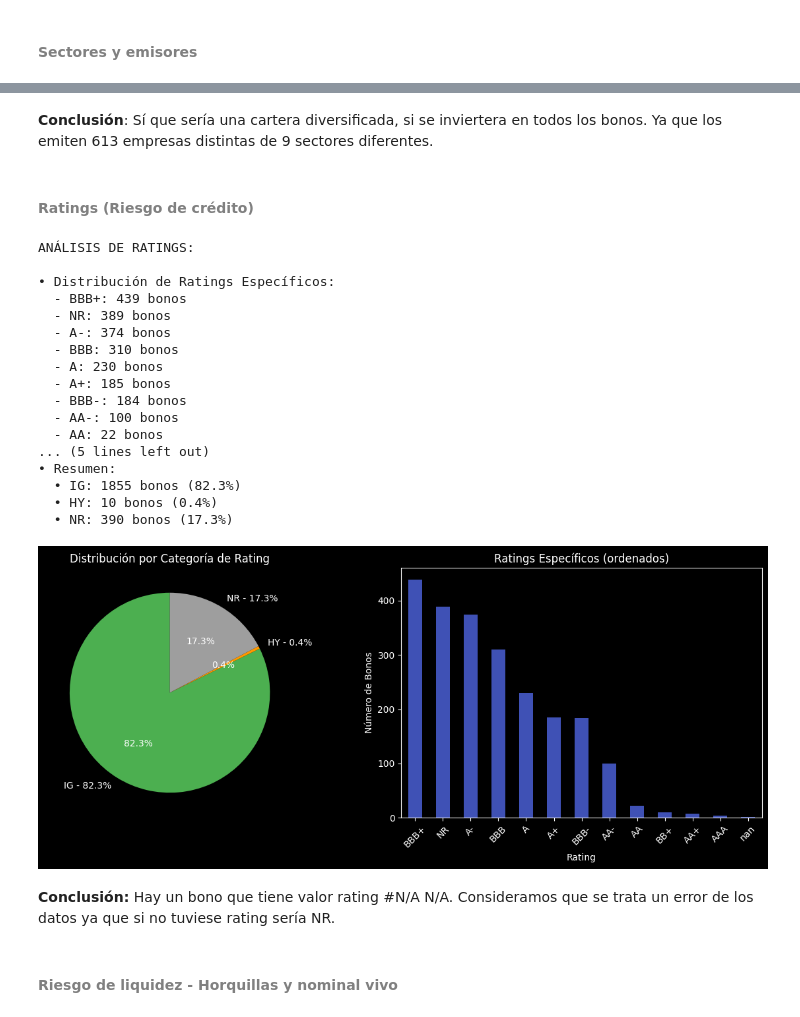
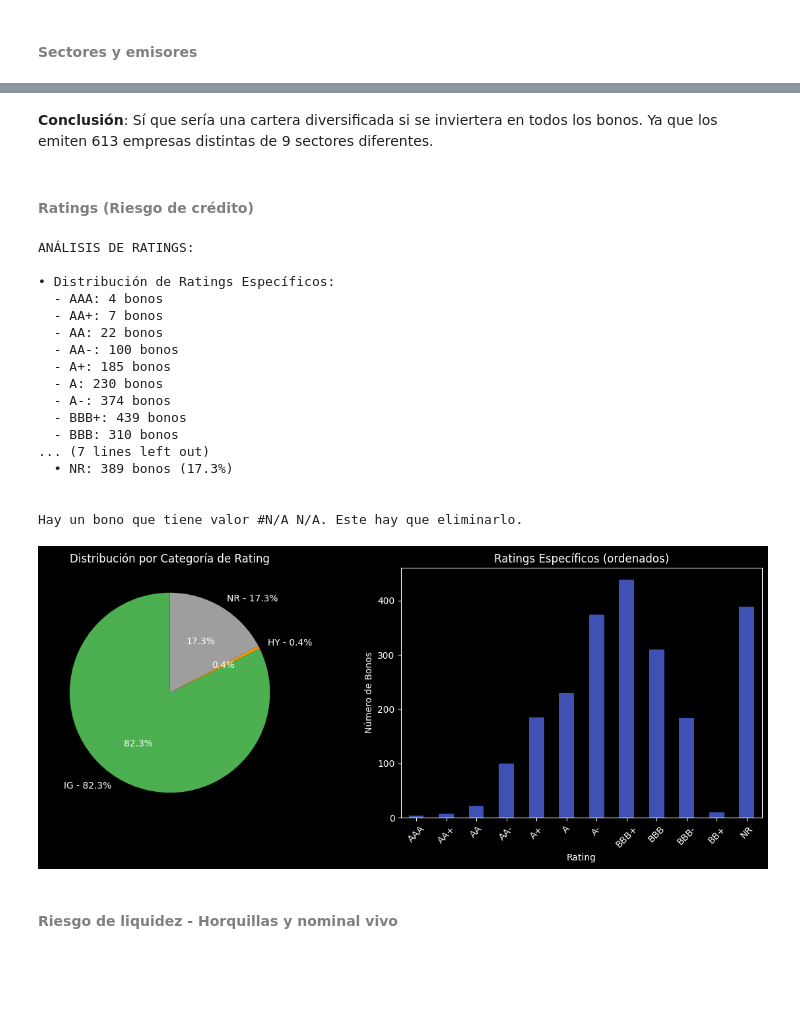
Before and after one commit to Juanjod54/MIAX_TB2.1, a Jupyter notebook: src/TallerRF_AnálisisCartera_Enunciado.ipynb, the cells around one changed output, grey strips where cells are left out. Drawn from its saved outputs; the diff is of its cells as text; code cells hidden in the pictures; blank space fills up the shorter version.

```diff
--- a/src/TallerRF_AnálisisCartera_Enunciado.ipynb
+++ b/src/TallerRF_AnálisisCartera_Enunciado.ipynb
@@ -88,8 +91,6 @@ Entre otras, plantéate cuestiones como:
     - Riesgo de liquidez - Horquillas y nominal vivo
 - ¿Hay *gaps* en la información que vamos a tener que tratar?
 # %%
-from pathlib import Path
-# Ruta relativa desde src/ hacia data/ (un nivel arriba)
-# Si el notebook se ejecuta desde src/, esta ruta funcionará
-data_path = Path('../data/universo.csv')
-universo = pd.read_csv(data_path, sep=';', encoding='utf-8-sig')
+with resources.files('data').joinpath('universo.csv') as csv:
+    universo = pd.read_csv(csv, sep=';', encoding='utf-8-sig')
+universo.head(5)
@@ -97,7 +106,7 @@ universo = pd.read_csv(data_path, sep=';', encoding='utf-8-sig')
 #### <font color=#808080>Divisas</font>
 # %%
 print("ANÁLISIS DE DIVISAS:")
-currency = universo['Ccy'].value_counts(dropna = False)
+currency = universo['Ccy'].value_counts()
 for curr, quantity in currency.items():
     print(f"  - {curr}: {quantity} bonos")
 # %% [output]
@@ -111,7 +120,7 @@ print(" TIPOS DE BONOS:")
 
 # Tipo de cupón
 print("Tipo de Cupón:")
-coupon_types = universo['Coupon Type'].value_counts(dropna = False)
+coupon_types = universo['Coupon Type'].value_counts()
 for coupon, quantity in coupon_types.items():
     print(f"  - {coupon}: {quantity} bonos")
 
@@ -125,7 +134,7 @@ axes[0,0].set_ylabel('')
 
 # Prelación
 print("Prelación (Seniority):")
-seniority = universo['Seniority'].value_counts(dropna = False)
+seniority = universo['Seniority'].value_counts()
 for senior, quantity in seniority.items():
     print(f"  - {senior}: {quantity} bonos")
 
@@ -136,7 +145,7 @@ axes[0,1].set_xlabel('Número de Bonos')
 
 # Callable
 print("Optionalidad (Callable):")
-callable_analysis = universo['Callable'].value_counts(dropna = False)
+callable_analysis = universo['Callable'].value_counts()
 
 for call , quantity in callable_analysis.items():
     print(f"  - {call}: {quantity} bonos")
@@ -153,7 +162,7 @@ axes[0,2].set_ylabel('')
 
 # Frecuencia de cupón
 print("Frecuencia de Cupón:")
-freq = universo['Coupon Frequency'].value_counts(dropna = False)
+freq = universo['Coupon Frequency'].value_counts()
 for frequency, quantity in freq.items(): #Cambio el print para que muestre la información más clara
     print(f"  - {frequency} pago(s) por año: {quantity} bonos")
 
@@ -163,6 +172,8 @@ axes[1,0].set_title('Frecuencia de Pago de Cupón')
 axes[1,0].set_xlabel('Pagos por año')
 axes[1,0].set_ylabel('Número de Bonos')
 axes[1,0].tick_params(axis='x', rotation=0)
+
+
 
 
 # Maturity:
@@ -216,14 +227,14 @@ print("ANÁLISIS DE SECTORES Y EMISORES:")
 
 
 # Sectores
-sector_counts = universo['Industry Sector'].value_counts(dropna = False)
-print("Distribución por Sectores:")
+sector_counts = universo['Industry Sector'].value_counts()
+print("\Distribución por Sectores:")
 for sector, quantity in sector_counts.items():
     print(f"  - {sector} : {quantity} bonos")
 print(f"Total de sectores únicos: {universo['Industry Sector'].nunique()}")
 
 # Emisores
-emisor_counts = universo['Issuer'].value_counts(dropna = False)
+emisor_counts = universo['Issuer'].value_counts()
 print(f"Total de emisores únicos: {universo['Issuer'].nunique()}")
 
 print("Top 10 Emisores:")
@@ -237,8 +248,8 @@ top_5_emisores_pct = top_emisors.head(5).sum() / len(universo) * 100
 top_5_sectores_pct = sector_counts.head(5).sum() / len(universo) * 100
 
 print("Análisis de Concentración:")
-print(f"  - Top 5 emisores: {top_5_emisores_pct:.1f}% del universo")
-print(f"  - Top 5 sectores: {top_5_sectores_pct:.1f}% del universo")
+print(f"  • Top 5 emisores: {top_5_emisores_pct:.1f}% del universo")
+print(f"  • Top 5 sectores: {top_5_sectores_pct:.1f}% del universo")
 
 # Visualización
 fig, axes = plt.subplots(1, 2, figsize=(14, 6))
@@ -277,9 +288,9 @@ Análisis de Concentración:
 # %% [markdown]
-**Conclusión**: Sí que sería una cartera diversificada, si se inviertera en todos los bonos. Ya que los emiten 613 empresas distintas de 9 sectores diferentes.
+**Conclusión**: Sí que sería una cartera diversificada si se inviertera en todos los bonos. Ya que los emiten 613 empresas distintas de 9 sectores diferentes.
 # %% [markdown]
 #### <font color=#808080>Ratings (Riesgo de crédito)</font>
 # %%
-## Aquí tengo dudas. !!!Repasar , porque no sé si son las distintas agencias dan un raiting distinto, pero que luego se llama igual, o está todo rateado por la misma agencia?
+# Aquí tengo dudas. !!!Repasar , porque no sé si son las distintas agencias dan un raiting distinto, pero que luego se llama igual, o está todo rateado por la misma agencia?
 
 print("ANÁLISIS DE RATINGS:")
 
@@ -291,8 +302,8 @@ rating_order = [
 
 # Distribución de ratings
 print("\n• Distribución de Ratings Específicos:")
-rating_dist = universo['Rating'].value_counts(dropna = False)
-#rating_dist = rating_dist.reindex(rating_order).dropna()
+rating_dist = universo['Rating'].value_counts()
+rating_dist = rating_dist.reindex(rating_order).dropna()
 for rating, quantity in rating_dist.items():
     print(f"  - {rating}: {int(quantity)} bonos")
 
@@ -324,53 +335,52 @@ for cat in ['IG', 'HY', 'NR']:
 
 print("\n")
 
+print("Hay un bono que tiene valor #N/A N/A. Este hay que eliminarlo.\n")
+
 # Visualización
 fig, axes = plt.subplots(1, 2, figsize=(12, 5))
 
 # Pie chart de categorías (IG, HY, NR)
 category = ['IG', 'HY', 'NR']
 porcentajes = [category_counts[cat] / total_bonos * 100 for cat in category]
 axes[0].pie(
     porcentajes,
     labels=[f'{cat} - {pct:.1f}%' for cat, pct in zip(category, porcentajes)],
     autopct='%1.1f%%',
     startangle=90,
     colors=['#4CAF50', '#FF9800', '#9E9E9E']
 )
 axes[0].set_title('Distribución por Categoría de Rating')
 axes[0].set_ylabel('')
 
 # Bar chart de ratings específicos ordenados
 rating_dist.plot(kind='bar', ax=axes[1], color='#3F51B5')
 axes[1].set_title('Ratings Específicos (ordenados)')
 axes[1].set_xlabel('Rating')
 axes[1].set_ylabel('Número de Bonos')
 axes[1].tick_params(axis='x', rotation=45)
 
 plt.tight_layout()
 plt.show()
 # %% [output]
 ANÁLISIS DE RATINGS:
 
 • Distribución de Ratings Específicos:
+  - AAA: 4 bonos
+  - AA+: 7 bonos
+  - AA: 22 bonos
+  - AA-: 100 bonos
+  - A+: 185 bonos
+  - A: 230 bonos
+  - A-: 374 bonos
   - BBB+: 439 bonos
-  - NR: 389 bonos
-  - A-: 374 bonos
   - BBB: 310 bonos
-  - A: 230 bonos
-  - A+: 185 bonos
-  - BBB-: 184 bonos
-  - AA-: 100 bonos
-  - AA: 22 bonos
-... (5 lines left out)
-• Resumen:
-  • IG: 1855 bonos (82.3%)
-  • HY: 10 bonos (0.4%)
-  • NR: 390 bonos (17.3%)
+... (7 lines left out)
+  • NR: 389 bonos (17.3%)
+
+
+Hay un bono que tiene valor #N/A N/A. Este hay que eliminarlo.
-[figure, old version]
+[figure, new version]
-# %% [markdown]
-
-**Conclusión:** Hay un bono que tiene valor rating #N/A N/A. Consideramos que se trata un error de los datos ya que si no tuviese rating sería NR.
 # %% [markdown]
 #### <font color=#808080>Riesgo de liquidez - Horquillas y nominal vivo</font>
 # %%
```
Also changed, not shown: parts of 17 cells of this notebook.
